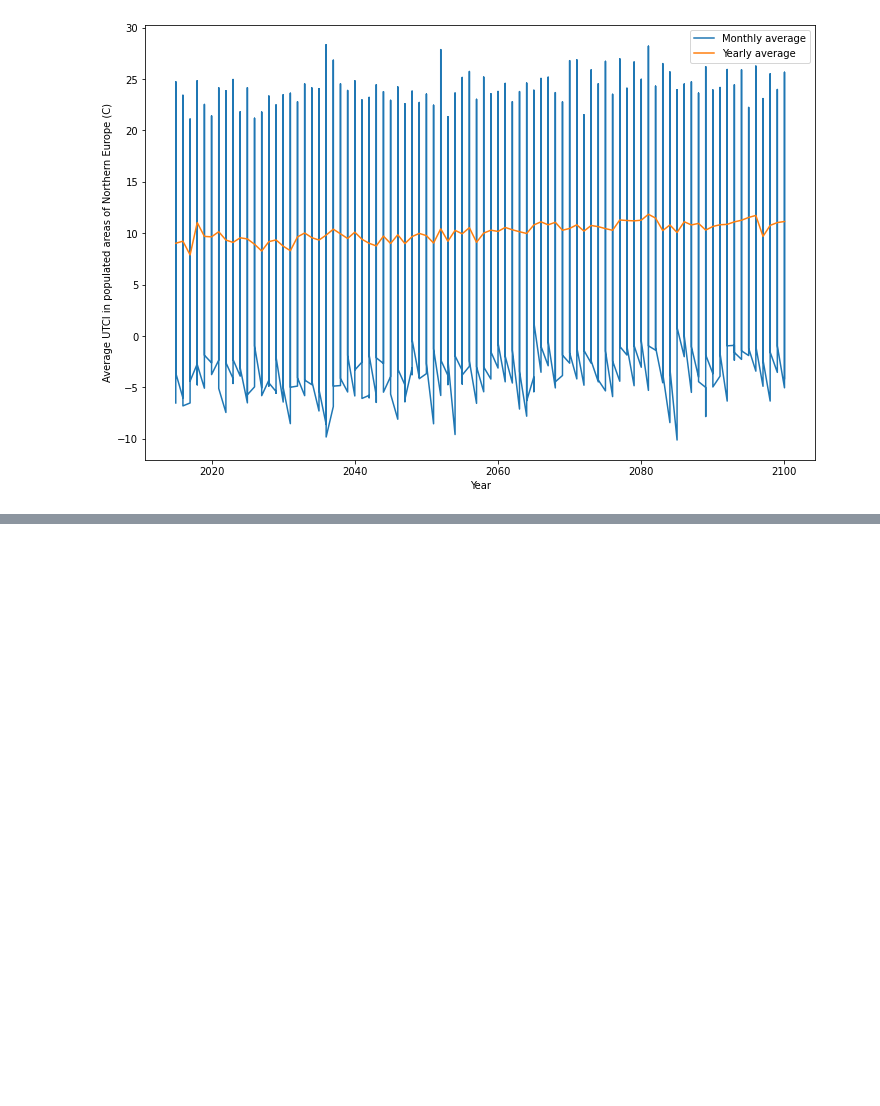
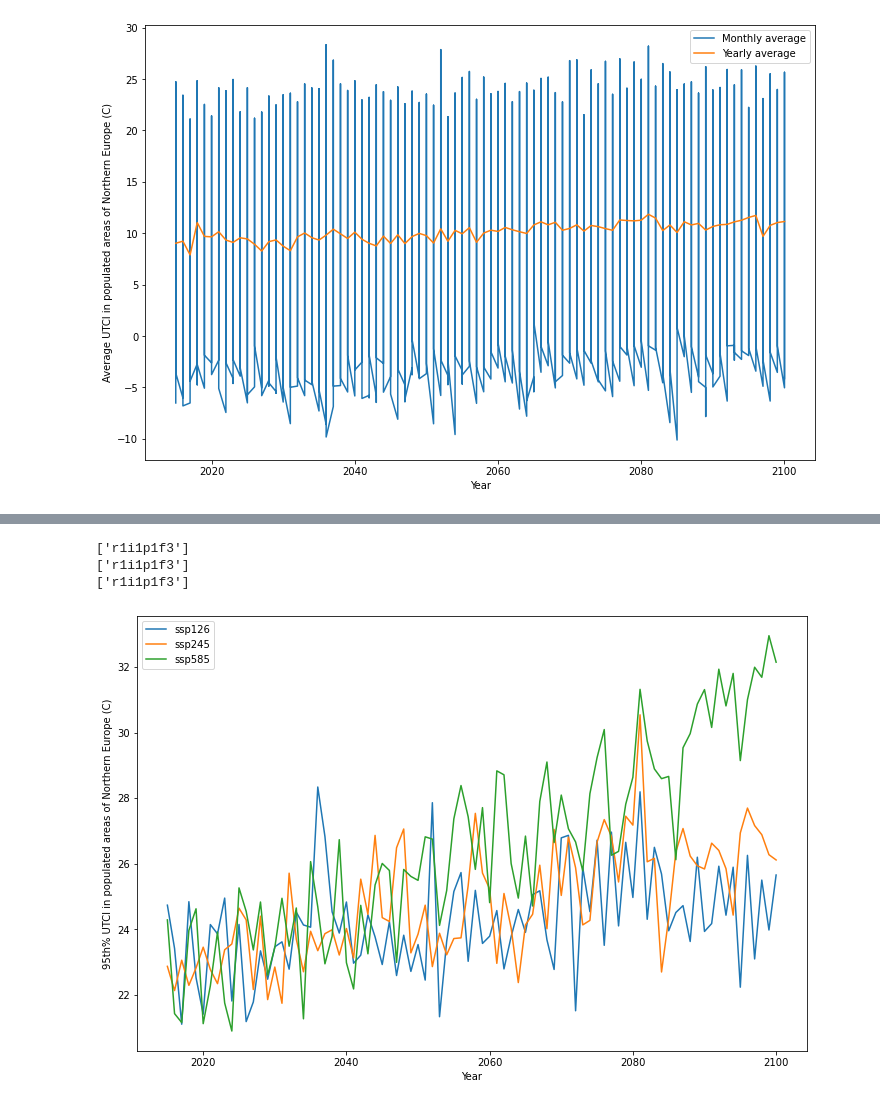
Before and after one commit to cmip6moap/project10, a Jupyter notebook: notebooks/UTCI_changes_over_time.ipynb, the cells around one changed output, grey strips where cells are left out. Cells and saved outputs as stored; diff of their text form; code cells hidden in the pictures; blank space fills up the shorter version.

```diff
--- a/notebooks/UTCI_changes_over_time.ipynb
+++ b/notebooks/UTCI_changes_over_time.ipynb
@@ -195,0 +196,28 @@ fig.savefig(os.path.join(output_folder, "IndiaYearly95thpcUTCIMultimodel.png"))
+# %%
+fig = plt.figure(figsize=(12, 8))
+for subfolder in subfolders[1:]:
+    ssfolders = os.listdir(os.path.join(folder, subfolder))
+    print(ssfolders)
+    for ssfolder in ssfolders:
+        # files = os.listdir(os.path.join(folder, subfolder, ssfolder))
+        # print(files)
+        data = xr.open_mfdataset(
+            os.path.join(folder, subfolder, ssfolder, "*.nc"), concat_dim="time", engine="netcdf4",
+            #chunks={'lat': 30, 'lon': 30, 'time': -1}
+        )
+        resample = data.resample(time="M").mean()
+        division_len = 130
+        tmax = len(resample.time)
+        masked_europe = (resample.utci.where((mask==NorthEuropeMask) & (popdata_xr>0))-273.15).mean(["lat", "lon"]).to_dataframe()
+        masked_europe = masked_europe[:-1]
+
+        plt.plot(masked_europe.groupby([i.year for i in masked_europe.index]).utci.max())
+plt.xlabel("Year")
+plt.ylabel("95th% UTCI in populated areas of Northern Europe (C)")
+plt.legend(subfolders[1:])
+fig.savefig(os.path.join(output_folder, "NEuropeYearly95thpcUTCIMultimodel-yearmax.png"))
+# %% [output]
+['r1i1p1f3']
+['r1i1p1f3']
+['r1i1p1f3']
+[figure, added]
```
Also changed, not shown: parts of 2 cells of this notebook, 3 other files.
